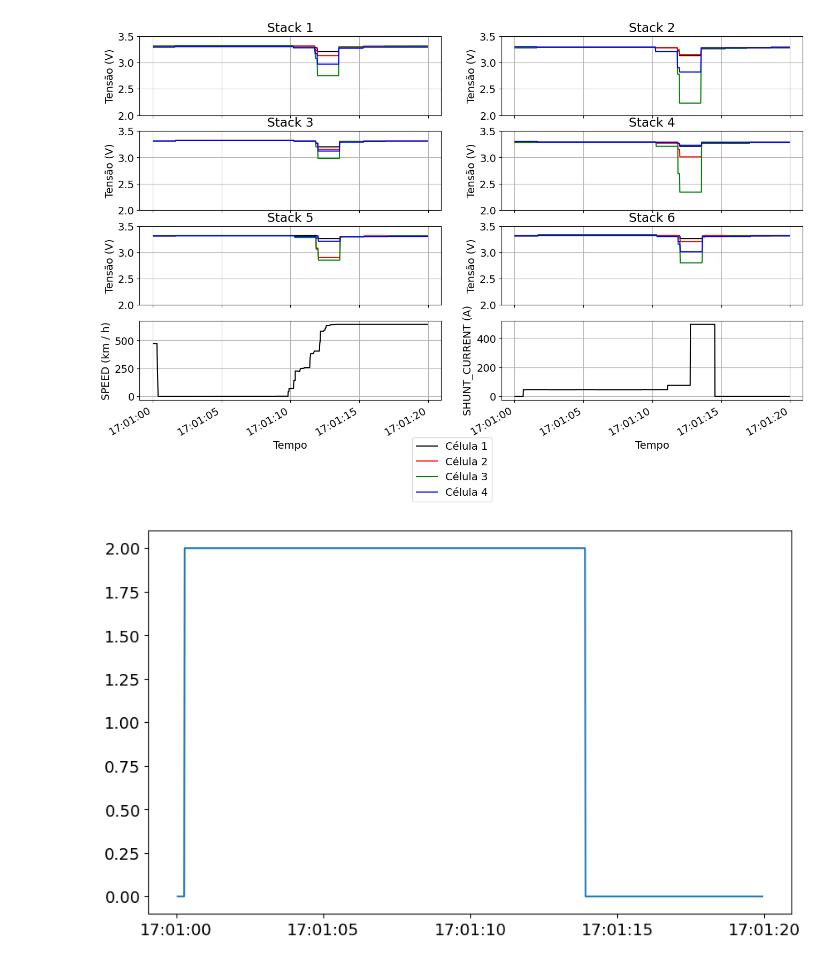
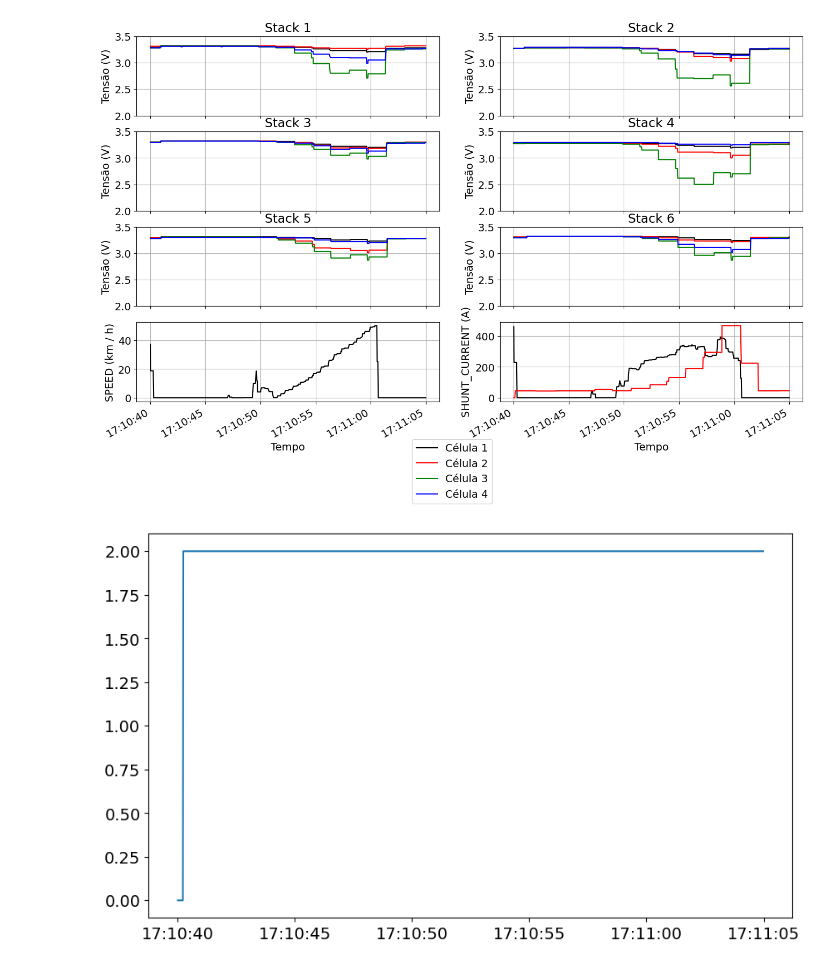
Before and after one commit to Tesla-UFMG/Data-Analysis, a Jupyter notebook: notebooks/csv_testing.ipynb, the cells around one changed output. Saved outputs shown, nothing was run; the diff lists cells and outputs as text; code cells hidden in the pictures.

```diff
--- a/notebooks/csv_testing.ipynb
+++ b/notebooks/csv_testing.ipynb
@@ -10,12 +10,12 @@ import matplotlib.dates as mdates
 plt.rcParams.update({'font.size': 14}) # Set global font size to 18
 plt.rcParams["figure.figsize"] = (10, 6)
 
-dataset_path = "./data/dados_telemetria/teste_odonto_08122025/full/mike1"
+dataset_path = "../data/dados_telemetria/teste_odonto_08122025/full/mike1"
 # dataset_path = "./data/dados_telemetria/oficina_151225_comp/full/mike"
 # dataset_path = "./data/dados_telemetria/betim_161225/full/miguelito2"
 
 
-full_df = pd.read_csv(f'{dataset_path}/mike1_aceleracao1.csv')
+full_df = pd.read_csv(f'{dataset_path}/mike1_aceleracao3.csv')
 # full_df.tail(20)
 
 # dataset_path = "./data/dados_telemetria/teste_odonto_08122025/full/"
@@ -158,38 +159,39 @@ axs[2,0].xaxis.set_major_formatter(date_format)
 axs[2,0].set_ylim(Y_LIM_RANGE)
 axs[2,0].grid()
 
 axs[2,1].plot(dates_plot, full_df['STACK_6_CELL_1'][range_plot], color="black")
 axs[2,1].plot(dates_plot, full_df['STACK_6_CELL_2'][range_plot], color="red")
 axs[2,1].plot(dates_plot, full_df['STACK_6_CELL_3'][range_plot], color="green")
 axs[2,1].plot(dates_plot, full_df['STACK_6_CELL_4'][range_plot], color="blue")
 axs[2,1].set_xlabel('Tempo')
 axs[2,1].set_ylabel('Tensão (V)', color='black')
 axs[2,1].set_title('Stack 6')
 date_format = mdates.DateFormatter("%H:%M:%S")
 axs[2,1].xaxis.set_major_formatter(date_format)
 axs[2,1].set_ylim(Y_LIM_RANGE)
 axs[2,1].grid()
 
-axs[3,0].plot(dates_plot, car_velocity[range_plot], color="black")
+axs[3,0].plot(dates_plot, full_df['VEHICLE_SPEED'][range_plot], color="black")
 axs[3,0].set_xlabel('Tempo')
 axs[3,0].set_ylabel('SPEED (km / h)', color='black')
 axs[3,0].grid()
 
-axs[3,1].plot(dates_plot, full_df['SHUNT_CURRENT'][range_plot], color="black")
+axs[3,1].plot(dates_plot, (full_df['RIGHT_MOTOR_CURRENT'] + full_df['LEFT_MOTOR_CURRENT'])[range_plot], color="black")
+axs[3,1].plot(dates_plot, (full_df['SHUNT_CURRENT'])[range_plot], color="red")
 axs[3,1].set_xlabel('Tempo')
 axs[3,1].set_ylabel('SHUNT_CURRENT (A)', color='black')
 axs[3,1].grid()
 
 # Optional: Rotate x-axis labels for better readability if they overlap
 fig.autofmt_xdate()
 
 # Optional: align legends
 fig.legend(loc='lower center')
 plt.show()
 # %% [output]
-[figure, old version]
+[figure, new version]
 # %%
 plt.plot(dates_plot, full_df['ECU_MODE_ID'][range_plot])
 plt.show()
 # %% [output]
-[figure, old version]
+[figure, new version]
```
Also changed, not shown: parts of 5 cells of this notebook, 14 other files.
